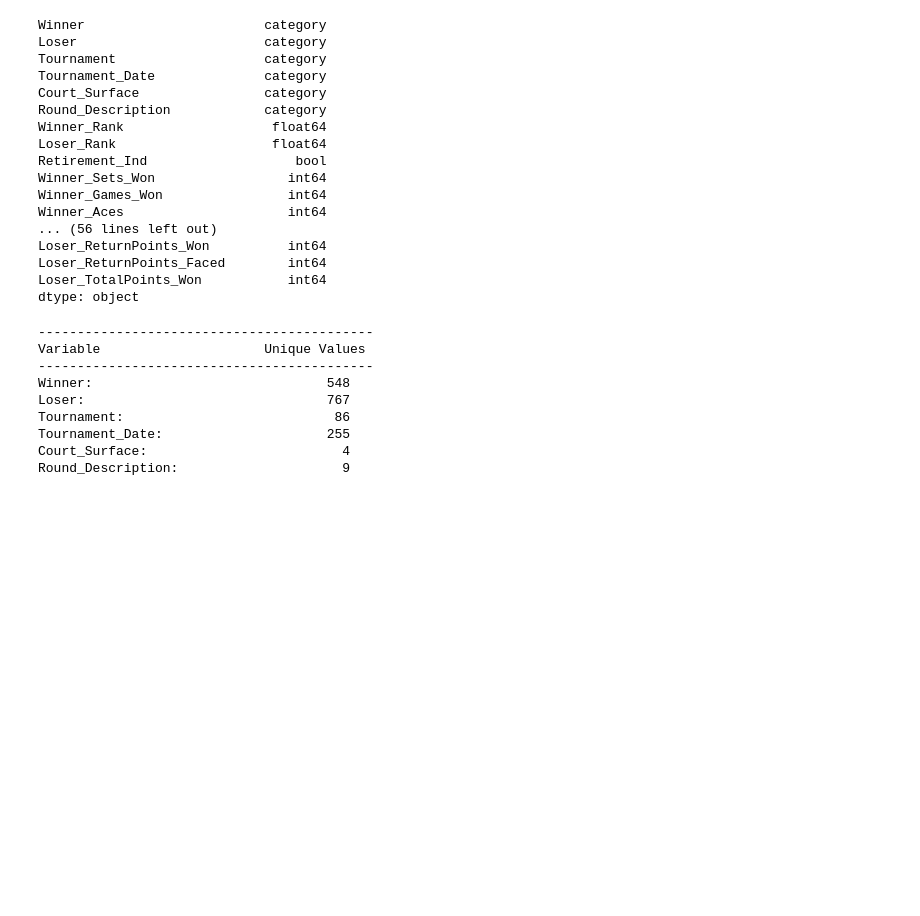
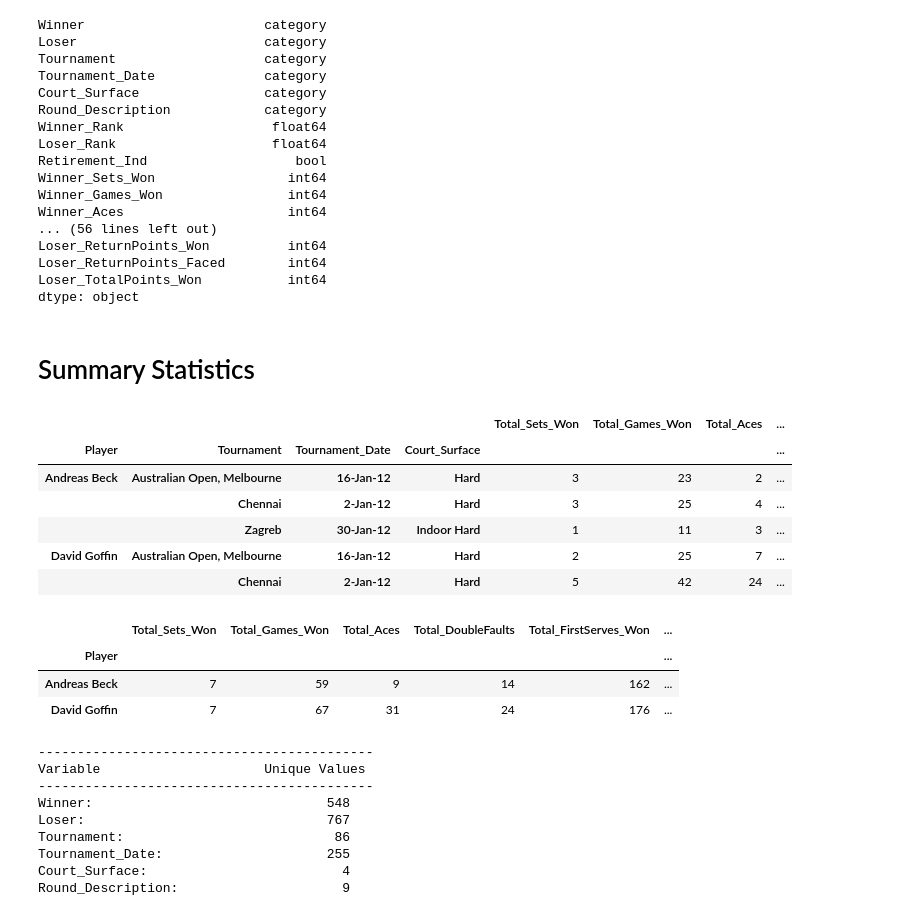
Before and after one commit to Jfbarr/aus_open_datathon_2019, a Jupyter notebook: Workbook.ipynb, the cells around one changed output. Saved outputs shown, nothing was run; the diff lists cells and outputs as text; code cells hidden in the pictures; blank space fills up the shorter version.

Commit message:
Added lifetime and tournament summary statistics for players

```diff
--- a/Workbook.ipynb
+++ b/Workbook.ipynb
@@ -173,3 +117,5 @@ Loser_ReturnPoints_Won          int64
 Loser_ReturnPoints_Faced        int64
 Loser_TotalPoints_Won           int64
 dtype: object
+# %% [markdown]
+# Summary Statistics
@@ -176,3 +168,19 @@ dtype: object
+# %%
+# Example of the tournament statistics and lifetime statistics
+display(maleTournSummaryDF.loc[['Andreas Beck','David Goffin']])
+display(maleLifeSummaryDF.loc[['Andreas Beck', 'David Goffin']])
+# %% [output]
+|  |  |  |  | Total_Sets_Won | Total_Games_Won | Total_Aces | ... |
+| Player | Tournament | Tournament_Date | Court_Surface |  |  |  | ... |
+| Andreas Beck | Australian Open, Melbourne | 16-Jan-12 | Hard | 3 | 23 | 2 | ... |
+|  | Chennai | 2-Jan-12 | Hard | 3 | 25 | 4 | ... |
+|  | Zagreb | 30-Jan-12 | Indoor Hard | 1 | 11 | 3 | ... |
+| David Goffin | Australian Open, Melbourne | 16-Jan-12 | Hard | 2 | 25 | 7 | ... |
+|  | Chennai | 2-Jan-12 | Hard | 5 | 42 | 24 | ... |
+|  | Total_Sets_Won | Total_Games_Won | Total_Aces | Total_DoubleFaults | Total_FirstServes_Won | ... |
+| Player |  |  |  |  |  | ... |
+| Andreas Beck | 7 | 59 | 9 | 14 | 162 | ... |
+| David Goffin | 7 | 67 | 31 | 24 | 176 | ... |
 # %%
 # Check catagorical variables for unique values
 # Print headers for columns
```
Also changed, not shown: parts of 2 cells of this notebook.
